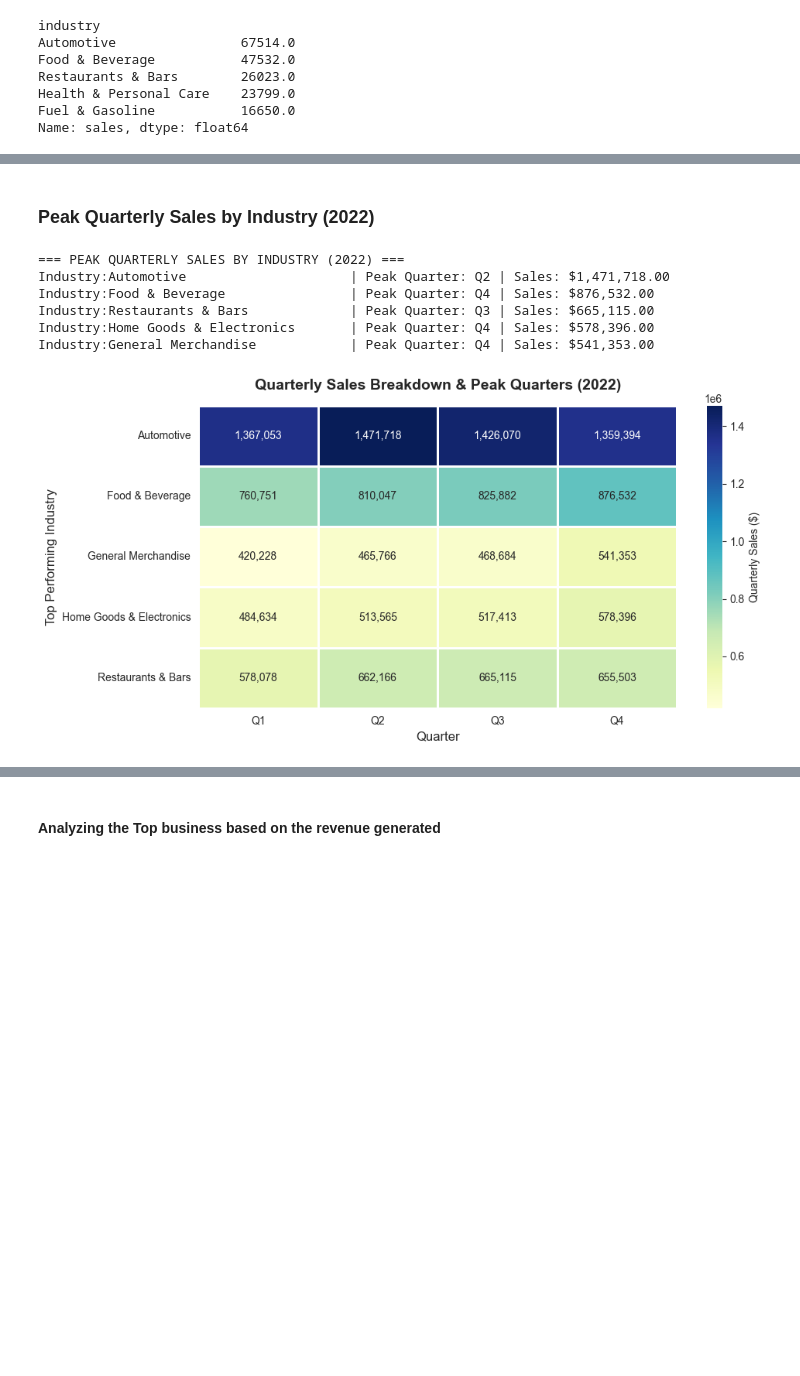
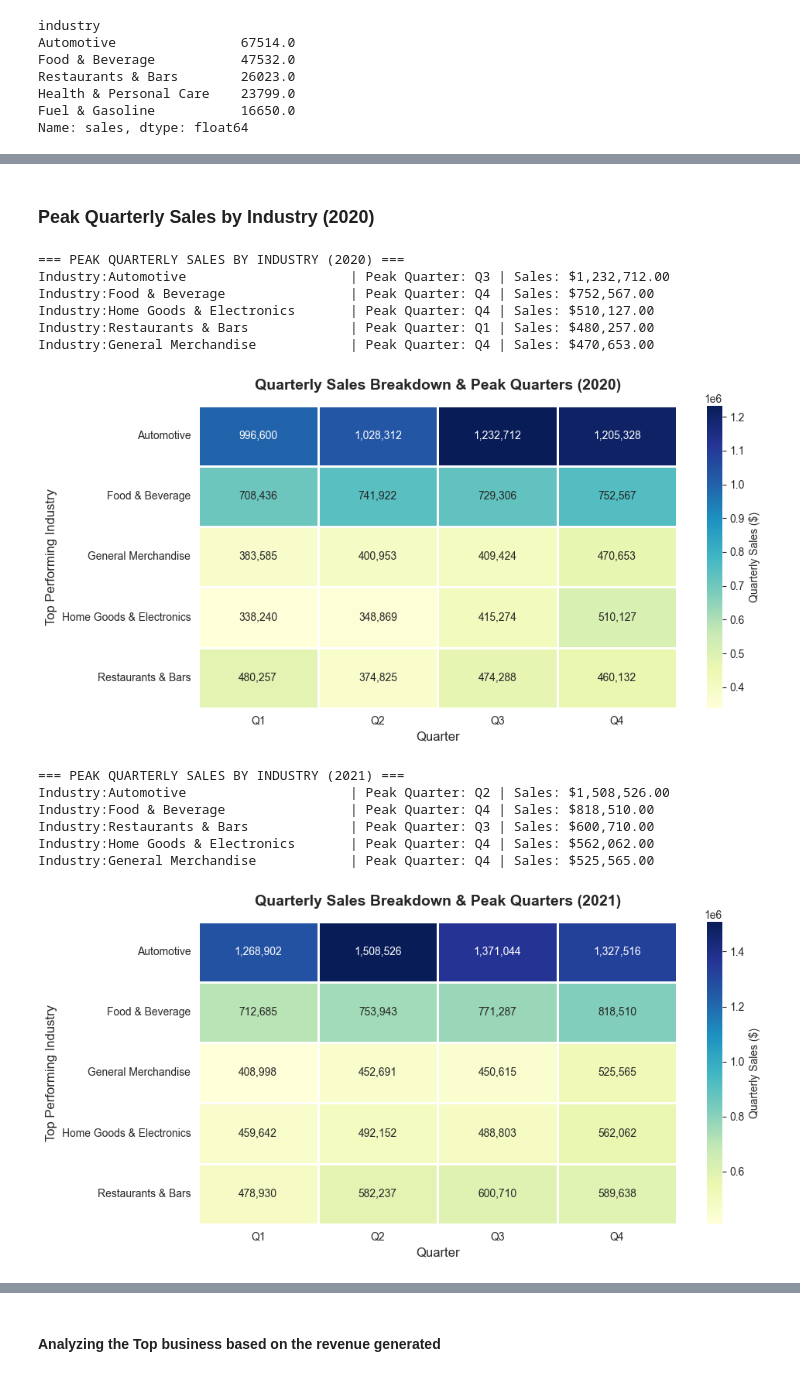
Before and after one commit to mikabenson/query_duckdb_analytics, a Jupyter notebook: notebooks/retail_analysis.ipynb, the cells around one changed output, grey strips where cells are left out. Saved outputs shown, nothing was run; the diff lists cells and outputs as text; code cells hidden in the pictures; blank space fills up the shorter version.

```diff
--- a/retail_analysis.ipynb
+++ b/notebooks/retail_analysis.ipynb
@@ -484,4 +441,4 @@ Industry:General Merchandise            | Peak Quarter: Q4 | Sales: $470,653.00
 # %% [markdown]
-### **Peak Quarterly Sales by Industry (2022)**
+### **Peak Quarterly Sales by Industry (2020)**
 # %%
 # Here we create a function that visualizes the top_peak quarters for sales in the year 2022
@@ -545,12 +502,12 @@ def visualize_top_industry_peak_quarterly_sales_2022(
     # return peak_quarters
 # %%
 # Here we call out the function to visualize the quarterly sales during 2022
-visualize_top_industry_peak_quarterly_sales_2022(df, year_target = 2022)
+visualize_top_industry_peak_quarterly_sales_2020(df, year_target = 2020)
 # %% [output]
-=== PEAK QUARTERLY SALES BY INDUSTRY (2022) ===
-Industry:Automotive                     | Peak Quarter: Q2 | Sales: $1,471,718.00
-Industry:Food & Beverage                | Peak Quarter: Q4 | Sales: $876,532.00
-Industry:Restaurants & Bars             | Peak Quarter: Q3 | Sales: $665,115.00
-Industry:Home Goods & Electronics       | Peak Quarter: Q4 | Sales: $578,396.00
-Industry:General Merchandise            | Peak Quarter: Q4 | Sales: $541,353.00
+=== PEAK QUARTERLY SALES BY INDUSTRY (2020) ===
+Industry:Automotive                     | Peak Quarter: Q3 | Sales: $1,232,712.00
+Industry:Food & Beverage                | Peak Quarter: Q4 | Sales: $752,567.00
+Industry:Home Goods & Electronics       | Peak Quarter: Q4 | Sales: $510,127.00
+Industry:Restaurants & Bars             | Peak Quarter: Q1 | Sales: $480,257.00
+Industry:General Merchandise            | Peak Quarter: Q4 | Sales: $470,653.00
-[figure, old version]
+[figure, new version]
@@ -556,0 +574,11 @@ Industry:General Merchandise            | Peak Quarter: Q4 | Sales: $541,353.00
+# %%
+# Here we call out the function to visualize the quarterly sales during 2022
+visualize_top_industry_peak_quarterly_sales_2021(df, year_target = 2021)
+# %% [output]
+=== PEAK QUARTERLY SALES BY INDUSTRY (2021) ===
+Industry:Automotive                     | Peak Quarter: Q2 | Sales: $1,508,526.00
+Industry:Food & Beverage                | Peak Quarter: Q4 | Sales: $818,510.00
+Industry:Restaurants & Bars             | Peak Quarter: Q3 | Sales: $600,710.00
+Industry:Home Goods & Electronics       | Peak Quarter: Q4 | Sales: $562,062.00
+Industry:General Merchandise            | Peak Quarter: Q4 | Sales: $525,565.00
+[figure, added]
```
Also changed, not shown: parts of 22 cells of this notebook, 16 other files.
